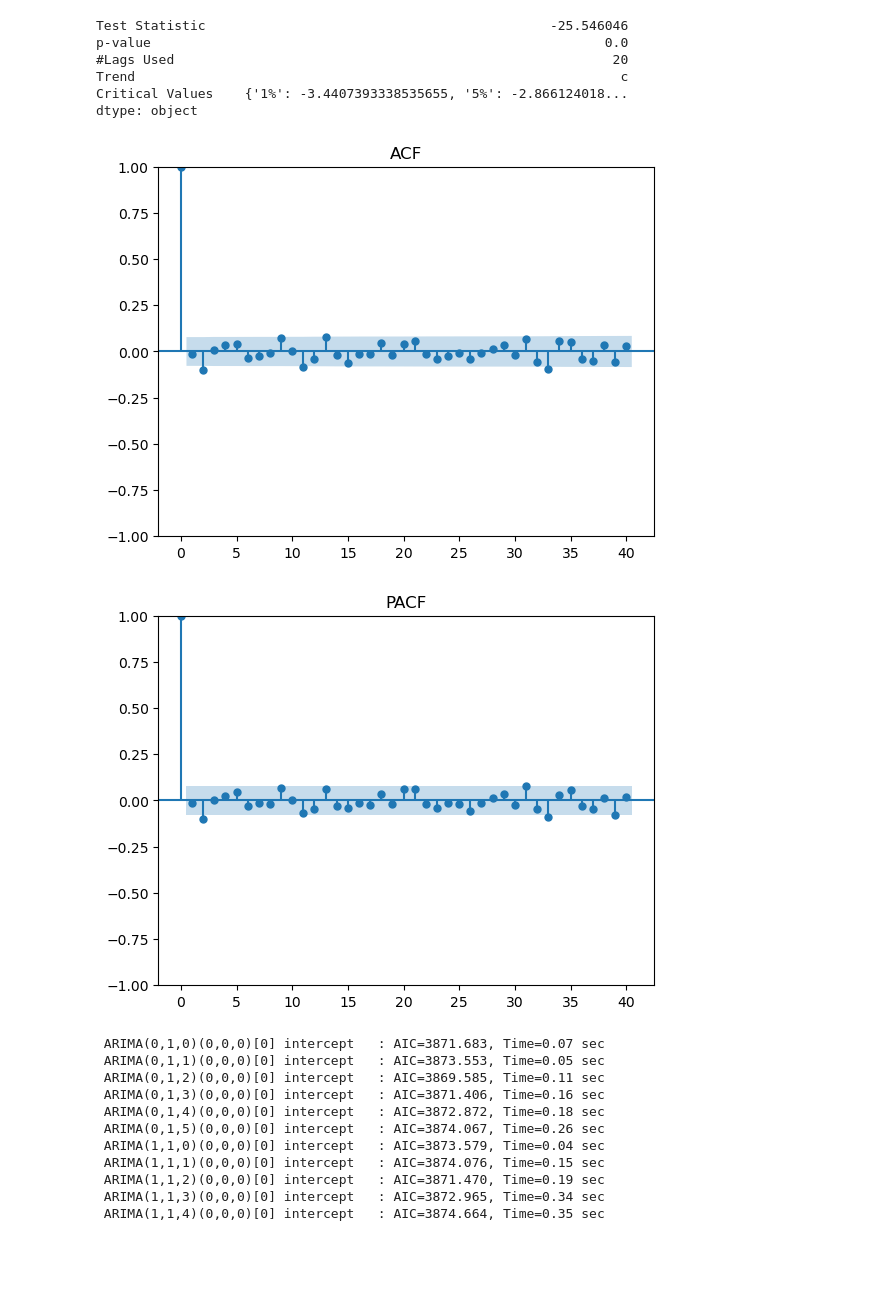
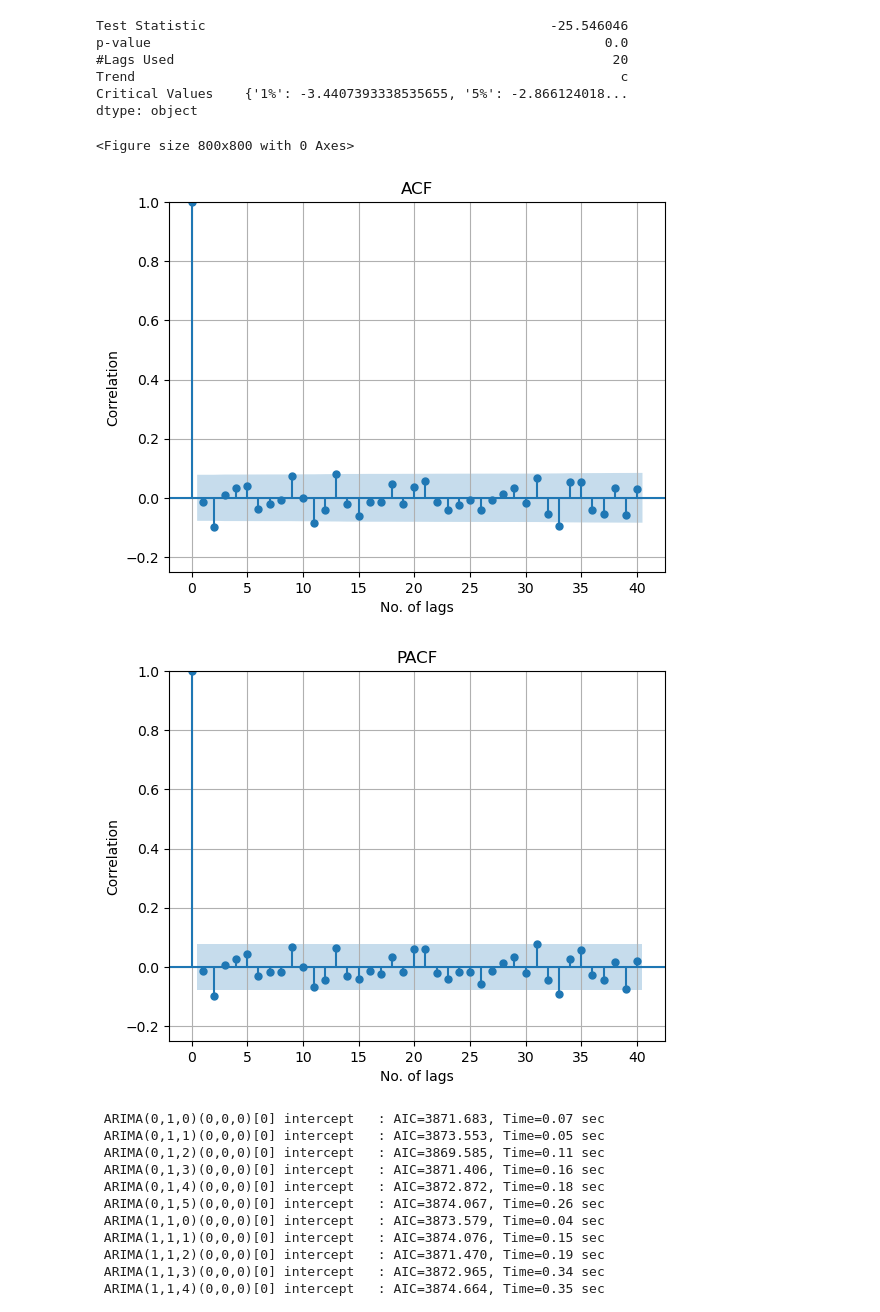
Before and after one commit to 035skt/ECO723, a Jupyter notebook: Analysis_12.ipynb, the cells around one changed output. Drawn from its saved outputs; the diff is of its cells as text; code cells hidden in the pictures; blank space fills up the shorter version.

```diff
--- a/Analysis_12.ipynb
+++ b/Analysis_12.ipynb
@@ -171,20 +177,32 @@ dtype: object
 # %%
 diff_series = X_train.diff().dropna()
 
 
 from statsmodels.graphics.tsaplots import plot_acf, plot_pacf
 
-
+plt.figure(figsize=(8, 8))
 plot_acf(diff_series, lags=40)
 plt.title("ACF")
+plt.grid()
+plt.ylim(-0.25,1)
+plt.xlabel("No. of lags")
+plt.ylabel("Correlation")
+plt.savefig("microsoft_acf.png", dpi=300, bbox_inches='tight')
 plt.show()
-
-plot_pacf(diff_series, lags=40)
-plt.title("PACF")
-plt.show()
 # %% [output]
+<Figure size 800x800 with 0 Axes>
-[figure, old version]
+[figure, new version]
-[figure, removed]
+# %%
+plot_pacf(diff_series, lags=40)
+plt.title("PACF")
+plt.grid()
+plt.ylim(-0.25,1)
+plt.xlabel("No. of lags")
+plt.ylabel("Correlation")
+plt.savefig("microsoft_pacf.png", dpi=300, bbox_inches='tight')
+plt.show()
+# %% [output]
+[figure, added]
 # %%
 from pmdarima.model_selection import RollingForecastCV
 from pmdarima.arima import auto_arima
```
Also changed, not shown: parts of 21 cells of this notebook, 15 other files.
